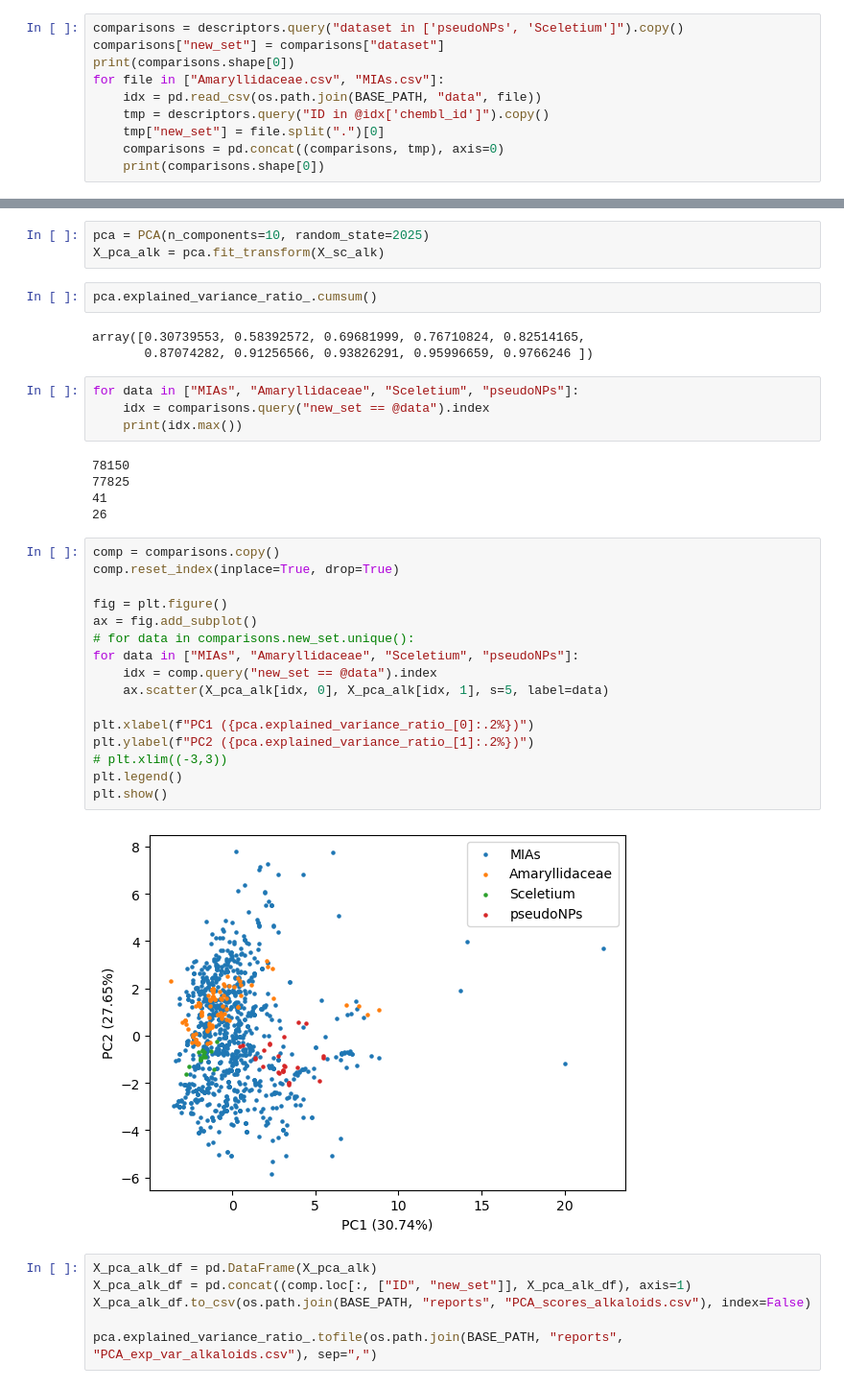
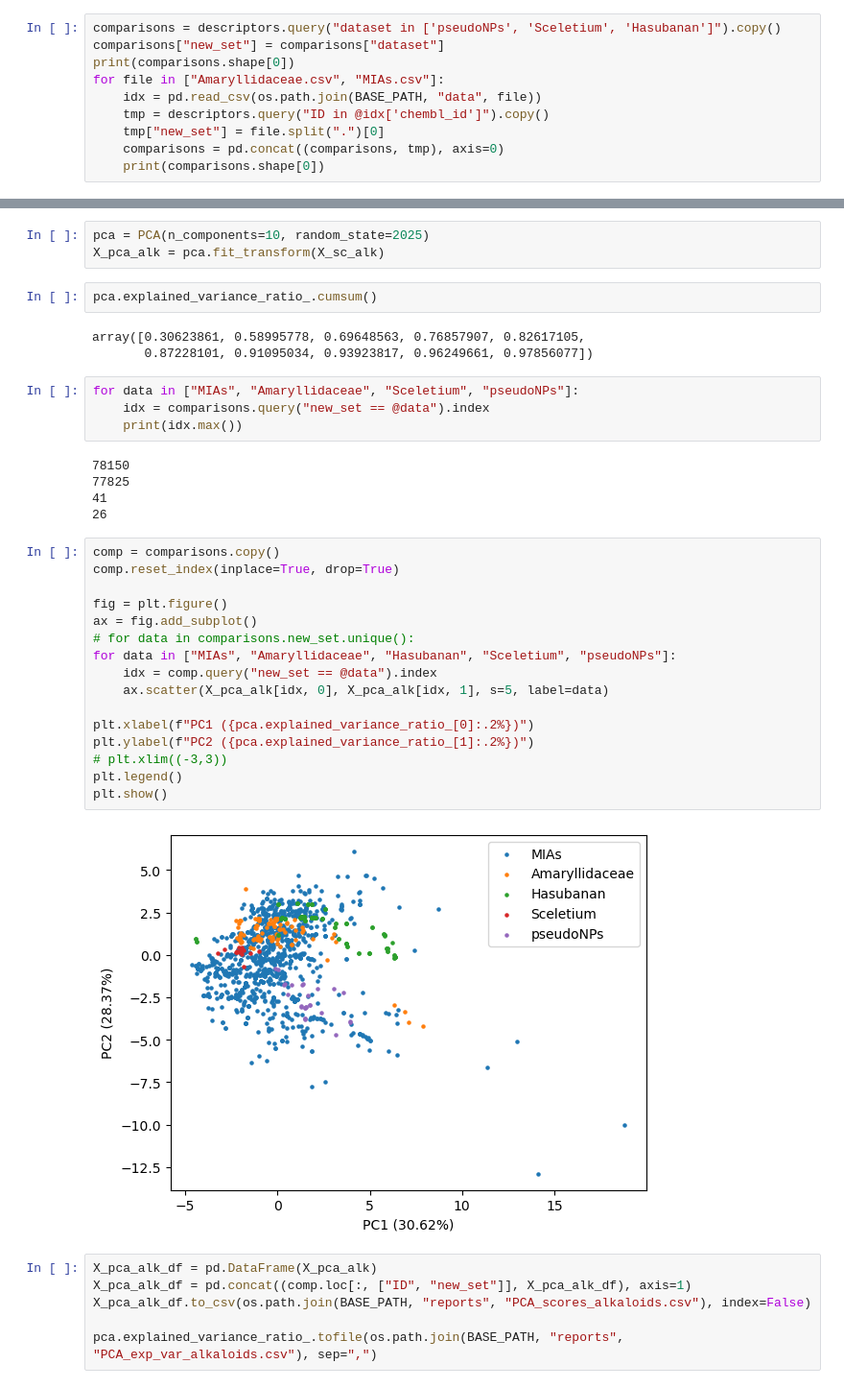
Before and after one commit to BernalFA/2025_Greiner_PseudoNPs, a Jupyter notebook: notebooks/1.04-fb-pca_umap.ipynb, the cells around one changed output, grey strips where cells are left out. Shown: that part at 96% size. Saved outputs shown, nothing was run; the diff lists cells and outputs as text.

Commit message:
Add Hasubanan alkaloids to analysis

```diff
--- a/notebooks/1.04-fb-pca_umap.ipynb
+++ b/notebooks/1.04-fb-pca_umap.ipynb
@@ -92,7 +94,7 @@ plt.show()
 # %% [output]
 [figure]
 # %%
-comparisons = descriptors.query("dataset in ['pseudoNPs', 'Sceletium']").copy()
+comparisons = descriptors.query("dataset in ['pseudoNPs', 'Sceletium', 'Hasubanan']").copy()
 comparisons["new_set"] = comparisons["dataset"]
 print(comparisons.shape[0])
 for file in ["Amaryllidaceae.csv", "MIAs.csv"]:
@@ -133,11 +135,11 @@ X_sc_alk = scaler.fit_transform(X_alk)
 # %%
 pca = PCA(n_components=10, random_state=2025)
 X_pca_alk = pca.fit_transform(X_sc_alk)
-# %%
-pca.explained_variance_ratio_.cumsum()
-# %% [output]
-array([0.30739553, 0.58392572, 0.69681999, 0.76710824, 0.82514165,
-       0.87074282, 0.91256566, 0.93826291, 0.95996659, 0.9766246 ])
+# %%
+pca.explained_variance_ratio_.cumsum()
+# %% [output]
+array([0.30623861, 0.58995778, 0.69648563, 0.76857907, 0.82617105,
+       0.87228101, 0.91095034, 0.93923817, 0.96249661, 0.97856077])
 # %%
 for data in ["MIAs", "Amaryllidaceae", "Sceletium", "pseudoNPs"]:
     idx = comparisons.query("new_set == @data").index
@@ -150,21 +152,21 @@ for data in ["MIAs", "Amaryllidaceae", "Sceletium", "pseudoNPs"]:
 # %%
 comp = comparisons.copy()
 comp.reset_index(inplace=True, drop=True)
 
 fig = plt.figure()
 ax = fig.add_subplot()
 # for data in comparisons.new_set.unique():
-for data in ["MIAs", "Amaryllidaceae", "Sceletium", "pseudoNPs"]:
+for data in ["MIAs", "Amaryllidaceae", "Hasubanan", "Sceletium", "pseudoNPs"]:
     idx = comp.query("new_set == @data").index
     ax.scatter(X_pca_alk[idx, 0], X_pca_alk[idx, 1], s=5, label=data)
 
 plt.xlabel(f"PC1 ({pca.explained_variance_ratio_[0]:.2%})")
 plt.ylabel(f"PC2 ({pca.explained_variance_ratio_[1]:.2%})")
 # plt.xlim((-3,3))
 plt.legend()
 plt.show()
 # %% [output]
-[figure, old version]
+[figure, new version]
 # %%
 X_pca_alk_df = pd.DataFrame(X_pca_alk)
 X_pca_alk_df = pd.concat((comp.loc[:, ["ID", "new_set"]], X_pca_alk_df), axis=1)
```
Also changed, not shown: parts of 14 cells of this notebook, 19 other files.
